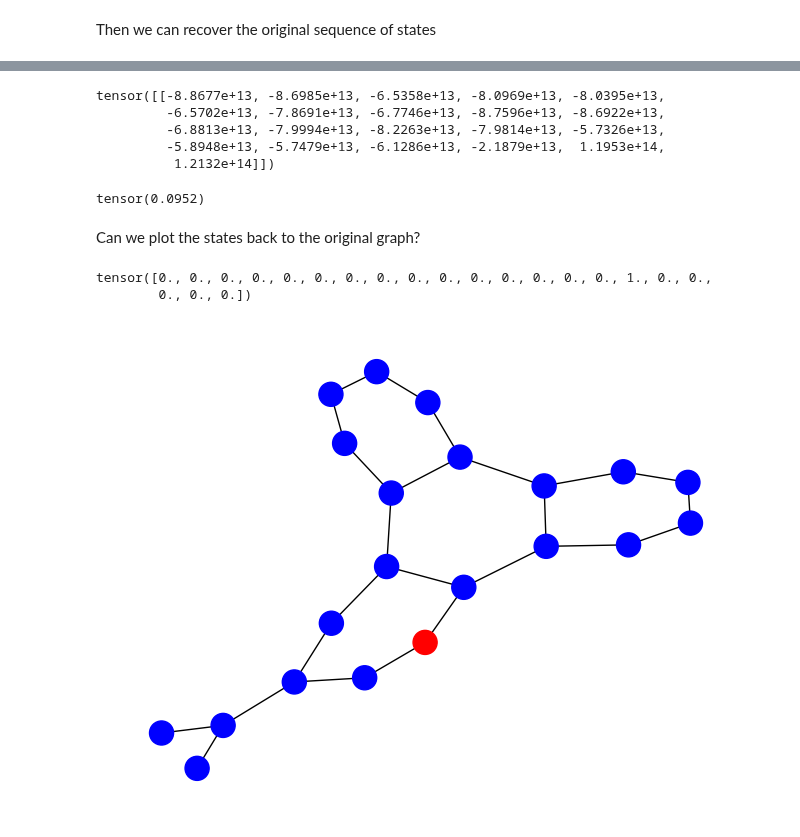
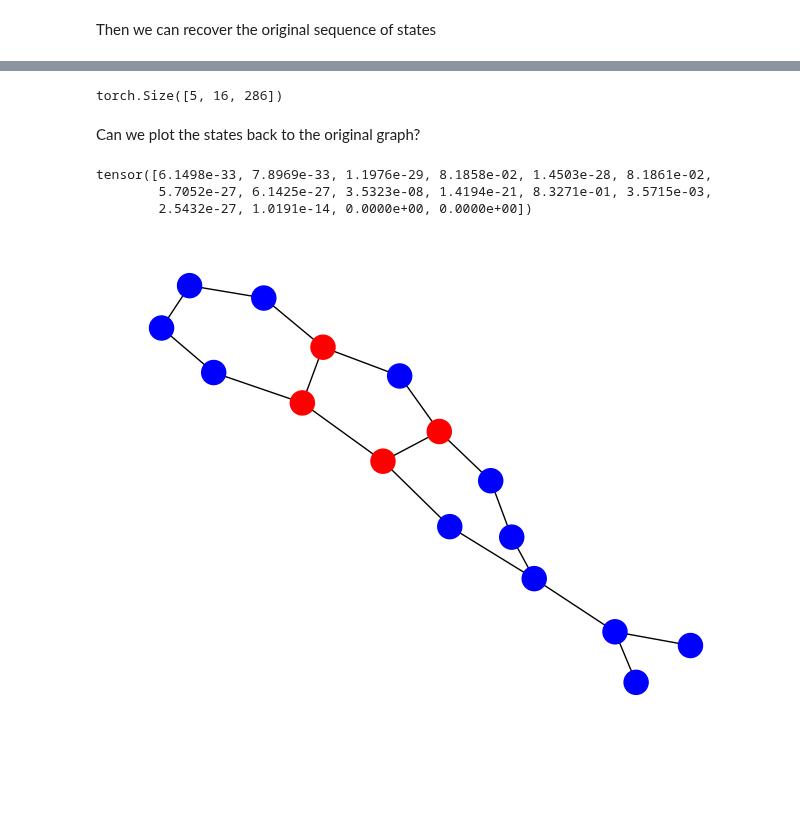
Before and after one commit to NGMLGroup/Koopman-TGNN-Interpretability, a Jupyter notebook: GraphESN_DMD.ipynb, the cells around one changed output, grey strips where cells are left out. Drawn from its saved outputs; the diff is of its cells as text; code cells hidden in the pictures; blank space fills up the shorter version.

```diff
--- a/GraphESN_DMD.ipynb
+++ b/GraphESN_DMD.ipynb
@@ -413 +397,3 @@ plt.show()
+# %%
+z = np.stack([C**n @ kann_.Zp.squeeze()[0,] for n in range(5)]) # reconstructed compressed states
 # %% [markdown]
@@ -424,4 +406,5 @@ V[:,0].shape
 # %%
-scal = V[:,0].T @ newZp.squeeze().T # scalar product with eigenvector
-proj = np.stack([V[:,0]*s for s in scal]) # projection on eigenvector
+scal0 = V[:,0].T @ z.T # scalar product with eigenvector
+scal1 = V[:,1].T @ z.T # scalar product with eigenvector
+proj = np.stack([V[:,0]*scal0[s] + V[:,1]*scal1[s] for s in range(len(scal0))]) # projection on eigenvector
 proj = proj[np.newaxis, :, :] # add batch dim
@@ -436,38 +426,26 @@ recov = kann_.recover_states(proj.real, kann_.k)
 # %%
 # recover the right shape
-new_states = np.stack([recov.squeeze()[:,k*options.dim_hidden:(k+1)*options.dim_hidden] for k in range(recov.shape[-1]//options.dim_hidden)], axis=-1)
+new_states = np.stack([recov.squeeze()[:,k*model.hidden_size:(k+1)*model.hidden_size] for k in range(recov.shape[-1]//model.hidden_size)], axis=1)
 new_states = torch.tensor(new_states)
-# add bias, for reasons...
-final_state_w_bias = torch.cat((new_states[-1,:,:], model.bias * torch.ones(1, new_states[-1,:,:].shape[1], device=model.device)), dim=0)
-# %%
-# send it through the model
-model.test_only(final_state_w_bias)
-# %% [output]
-tensor([[-8.8677e+13, -8.6985e+13, -6.5358e+13, -8.0969e+13, -8.0395e+13,
-         -6.5702e+13, -7.8691e+13, -6.7746e+13, -8.7596e+13, -8.6922e+13,
-         -6.8813e+13, -7.9994e+13, -8.2263e+13, -7.9814e+13, -5.7326e+13,
-         -5.8948e+13, -5.7479e+13, -6.1286e+13, -2.1879e+13,  1.1953e+14,
-          1.2132e+14]])
-# %%
-te_acc = torch.sum(torch.sign(model.test_only(final_state_w_bias)) ==
-                           target[-graph]) / model.test_only(final_state_w_bias).shape[-1]
-print(te_acc)
-# %% [output]
-tensor(0.0952)
+# %%
+new_states.shape
+# %% [output]
+torch.Size([5, 16, 286])
 # %% [markdown]
 Can we plot the states back to the original graph?
 # %%
-imp = torch.softmax(torch.sum(new_states[-1,:,:],dim=0),dim=0) # numbers are too big
+imp = torch.softmax(torch.sum(new_states[-1,:,:],dim=-1),dim=0)
 print(imp)
 # %% [output]
-tensor([0., 0., 0., 0., 0., 0., 0., 0., 0., 0., 0., 0., 0., 0., 0., 1., 0., 0.,
-        0., 0., 0.])
+tensor([6.1498e-33, 7.8969e-33, 1.1976e-29, 8.1858e-02, 1.4503e-28, 8.1861e-02,
+        5.7052e-27, 6.1425e-27, 3.5323e-08, 1.4194e-21, 8.3271e-01, 3.5715e-03,
+        2.5432e-27, 1.0191e-14, 0.0000e+00, 0.0000e+00])
 # %%
-edge_index = adj_mats[-graph].to_sparse().indices().cpu()
-x = node_labels[-graph].cpu()
-colors = ['r' if n==1.0 else 'b' for n in imp]
+edge_index = dataset[-1]['edge_index'].cpu()
+x = dataset[-1]['x'].cpu()
+colors = ['r' if n>=0.001 else 'b' for n in imp]
 data = torch_geometric.data.Data(x=x, edge_index=edge_index)
 g = torch_geometric.utils.to_networkx(data, to_undirected=True)
 nx.draw(g, node_color=colors)
 # %% [output]
-[figure, old version]
+[figure, new version]
```
Also changed, not shown: parts of 56 cells of this notebook.
